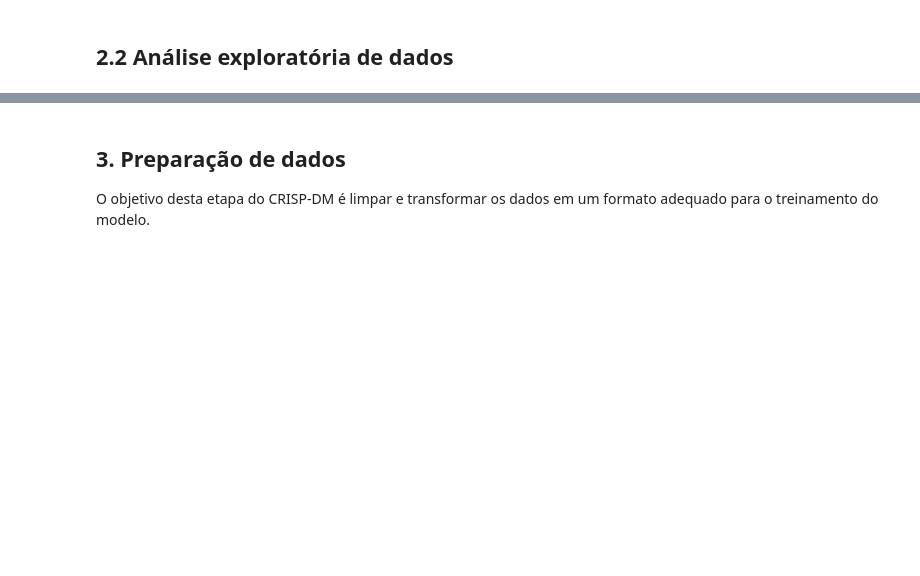
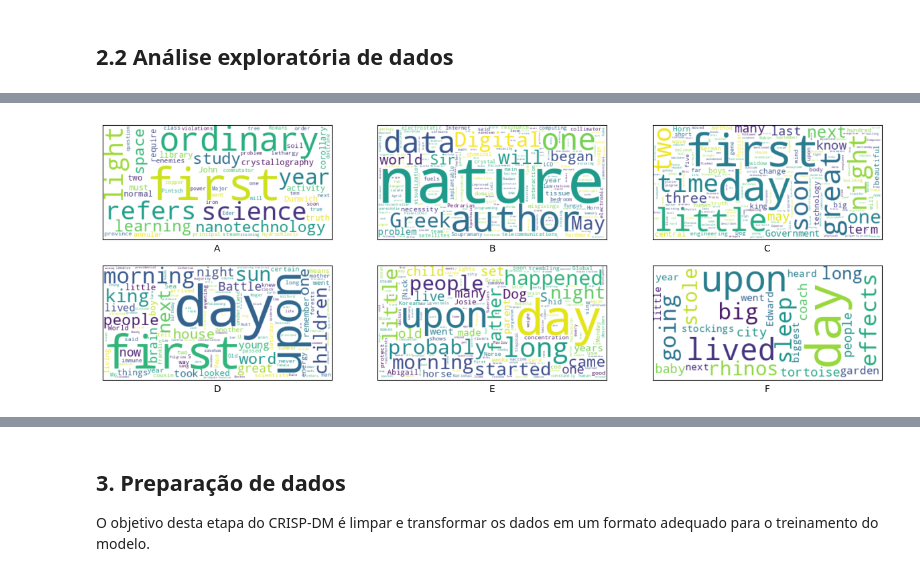
Before and after one commit to gomesluiz/commonlit-readability-predicting, a Jupyter notebook: make_model.ipynb, the cells around one changed output, grey strips where cells are left out. Saved outputs shown, nothing was run; the diff lists cells and outputs as text; code cells hidden in the pictures; blank space fills up the shorter version.

```diff
--- a/make_model.ipynb
+++ b/make_model.ipynb
@@ -126,0 +128,27 @@ ValueError: ignored
+# %%
+from wordcloud import WordCloud
+
+
+linhas, colunas = 2, 3
+conta_linha, conta_coluna = 0, 0
+fig, ax = plt.subplots(linhas, colunas, sharex='col', sharey='row', figsize=(15, 5))
+
+trechos["legibilidade_intervalo"] = pd.cut(trechos["legibilidade"], bins=[-4, -3, -2, -1, 0, 1, 2], labels=["A", "B", "C", "D", "E", "F"])
+for intervalo in ["A", "B", "C", "D", "E", "F"]:
+
+  textos = trechos[(trechos.legibilidade_intervalo == intervalo)].trecho
+  words  = " ".join([texto.split()[1] for texto in textos])
+  word_cloud = WordCloud(collocations = False, background_color = 'white').generate(words)
+  ax[conta_linha, conta_coluna].imshow(word_cloud, interpolation='bilinear')
+  ax[conta_linha, conta_coluna].set_xticks(())
+  ax[conta_linha, conta_coluna].set_yticks(())
+  ax[conta_linha, conta_coluna].set(xlabel=intervalo)
+
+  conta_coluna += 1
+  if conta_coluna > 2:
+    conta_linha = conta_linha + 1
+    conta_coluna = 0
+
+plt.show()
+# %% [output]
+[figure, added]
```
Also changed, not shown: parts of 3 cells of this notebook.
